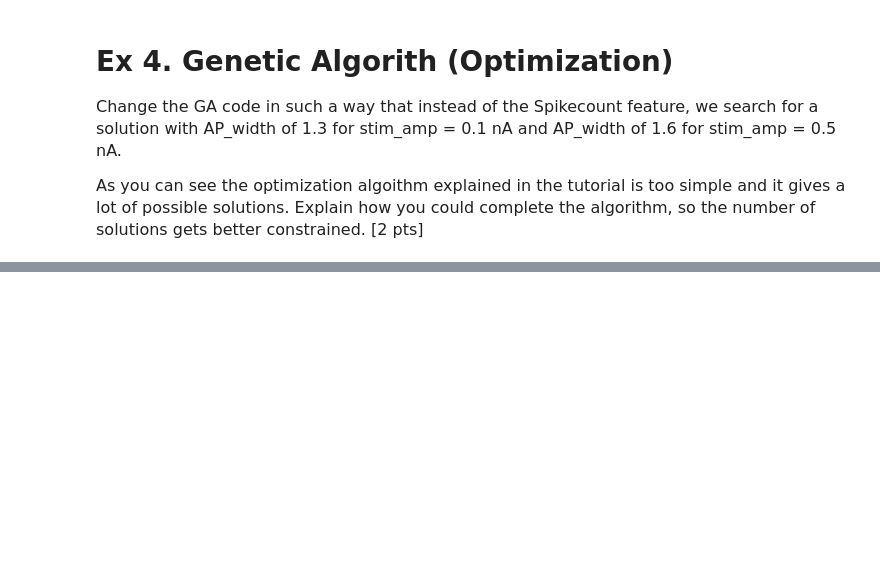
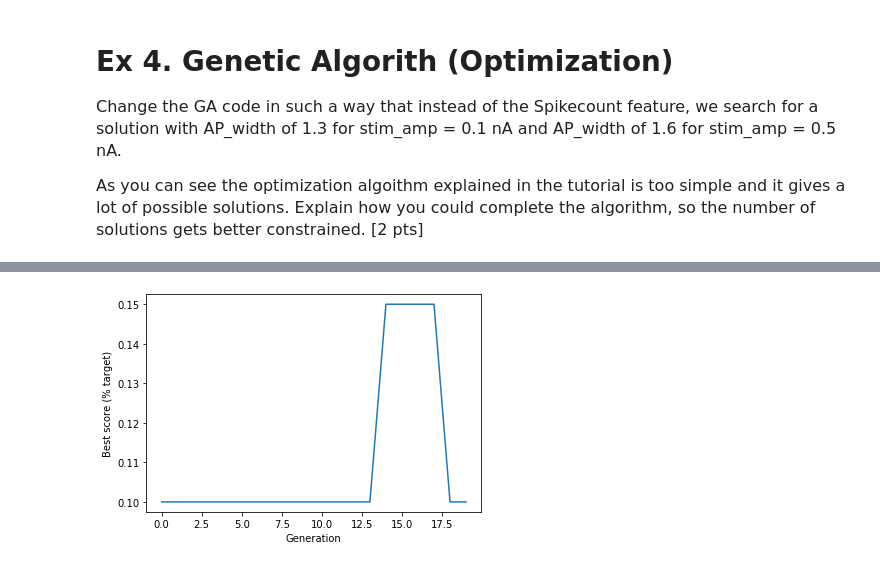
Before and after one commit to jjt20/InSilicoClass, a Jupyter notebook: my_notebooks/Week5/Week5_HomeWork.ipynb, the cells around one changed output, grey strips where cells are left out. Saved outputs shown, nothing was run; the diff lists cells and outputs as text; code cells hidden in the pictures; blank space fills up the shorter version.

```diff
--- a/my_notebooks/Week5/Week5_HomeWork.ipynb
+++ b/my_notebooks/Week5/Week5_HomeWork.ipynb
@@ -483,0 +708,18 @@ IPython.display.HTML(json2html.convert(json=feature_values))
+# %%
+def breed_by_crossover(parent_1, parent_2):
+    # Create children. np.hstack joins two arrays
+    child_1 = np.hstack((parent_1[0],parent_2[1]))
+    child_2 = np.hstack((parent_1[1],parent_2[0]))
+    # Return children
+    return child_1, child_2
+
+child1, child2 = breed_by_crossover(parent1, parent2)
+child3, child4 = breed_by_crossover(parent3, parent4)
+child5, child6 = breed_by_crossover(parent5, parent6)
+
+print (child1)
+print (child2)
+print (child3)
+print (child4)
+print (child5)
+print (child6)
@@ -483,0 +769,74 @@ IPython.display.HTML(json2html.convert(json=feature_values))
+# %%
+# Set general parameters
+population_size = 50
+maximum_generation = 5
+best_score_progress = [] # Tracks progress
+gna_min = 0.0
+gna_max = 1.0
+gk_min = 0.0
+gk_max = 1.0
+
+# AP_width of 1.3 for stim_amp = 0.1 nA and AP_width of 1.6 for stim_amp = 0.5 nA.
+stim_amp2 = 0.1 # nA
+goal2 = 1.3
+stim_amp2 = 0.5 # nA
+goal2 = 1.6
+
+# Create starting population
+# RUN
+population = create_starting_population(gna_min, gna_max, gk_min, gk_max, population_size)
+
+# Display best score in starting population
+fit_scores = calculate_fitness(population, goal1, stim_amp1, goal2, stim_amp2)
+best_score = np.min(fit_scores)
+
+for i in range(len(fit_scores)):
+    if fit_scores[i] == best_score:
+        gna = population[i][0]
+        gk = population[i][1]
+        print ('Starting best score: %.3f (gna = %.2f, gk = %.2f)' %(best_score, gna, gk))
+        best_score_progress.append(best_score)
+
+# Now we'll go through the generations of genetic algorithm
+for generation in range(maximum_generation):
+    # Create an empty list for new population
+    new_population = []
+
+    # Create new popualtion generating two children at a time
+    for i in range(int(population_size/2)):
+        parent_1 = select_individual_by_tournament(population, fit_scores)
+        parent_2 = select_individual_by_tournament(population, fit_scores)
+        child_1, child_2 = breed_by_crossover(parent_1, parent_2)
+        new_population.append(child_1)
+        new_population.append(child_2)
+
+    # Replace the old population with the new one
+    population = np.array(new_population)
+
+    # Apply mutation
+    mutation_rate = 0.0020
+    population = randomly_mutate_population(population, mutation_rate)
+
+    # Score best solution, and add to tracker
+    #pop_scores = calculate_fitness(population, goal1, stim_amp1, goal2, stim_amp2)
+    fit_scores = calculate_fitness(population, goal1, stim_amp1, goal2, stim_amp2)
+    #best_score = np.min(pop_scores)
+    best_score = np.min(fit_scores)
+
+    for i in range(len(fit_scores)):
+        if fit_scores[i] == best_score:
+            gna = population[i][0]
+            gk = population[i][1]
+            print ('Generation %s best score: %.3f (gna = %.2f, gk = %.2f)' %(generation, best_score, gna, gk))
+            best_score_progress.append(best_score)
+
+# GA has completed required generation
+
+# Plot progress
+import matplotlib.pyplot as plt
+%matplotlib inline
+plt.plot(best_score_progress)
+plt.xlabel('Generation')
+plt.ylabel('Best score (% target)')
+plt.show()
+# %% [output]
@@ -483,0 +870 @@ IPython.display.HTML(json2html.convert(json=feature_values))
+[figure, added]
```
Also changed, not shown: parts of 18 cells of this notebook, 1 other file.
